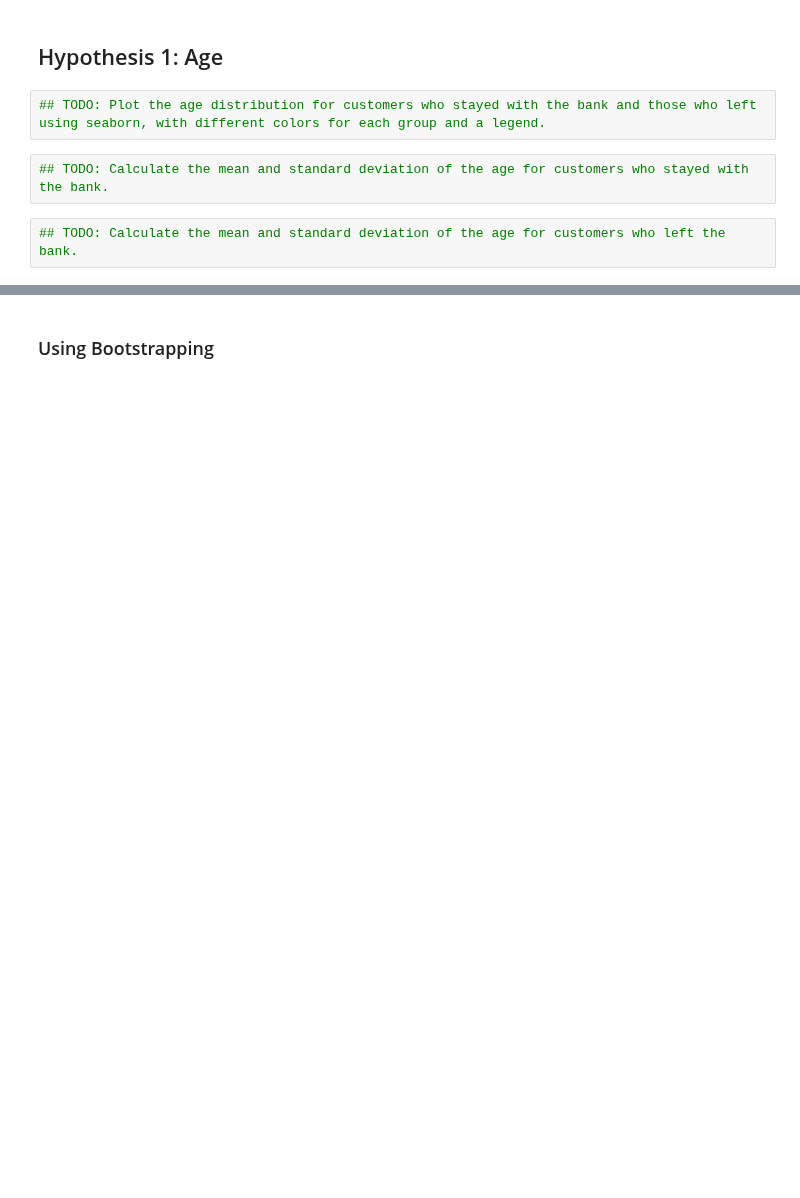
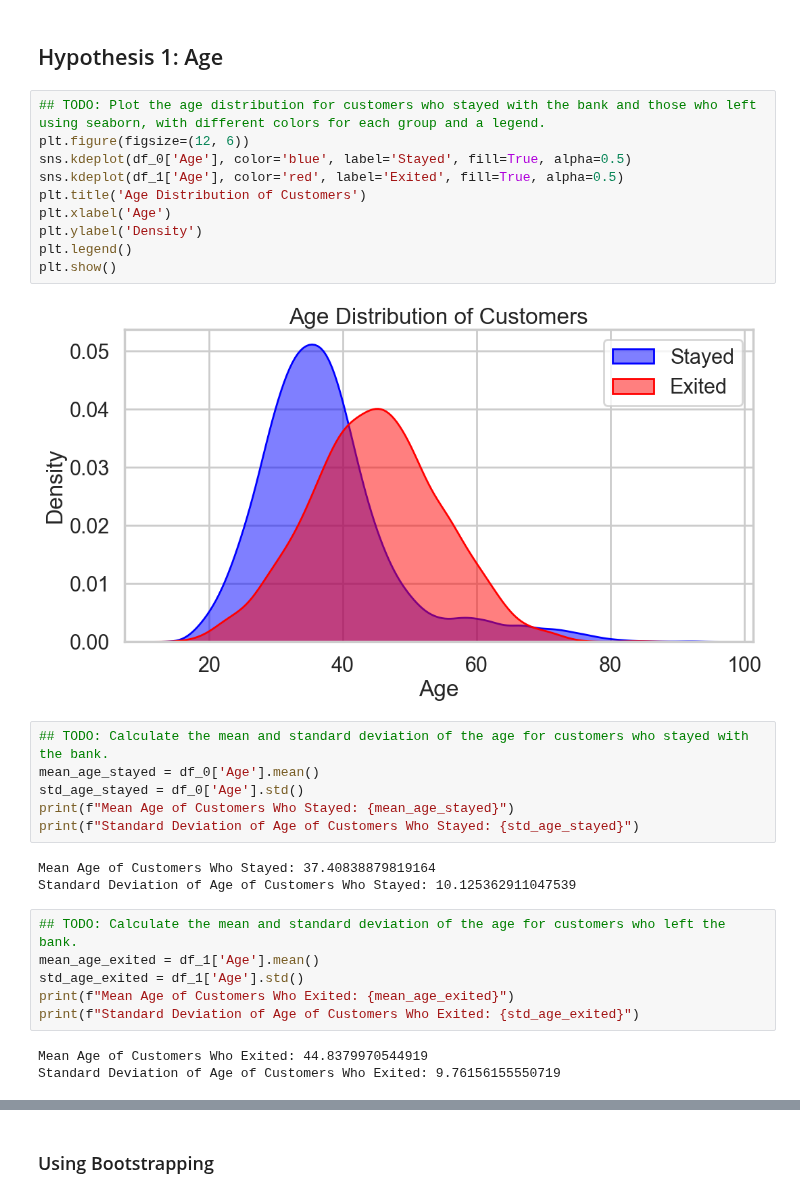
Before and after one commit to Jeynova/GenAI_Bootcamp, a Jupyter notebook: week4/day4/DailyChallenge/Copie_de_DailyChallenge_StatforML.ipynb, the cells around one changed output, grey strips where cells are left out. Cells and saved outputs as stored; diff of their text form; blank space fills up the shorter version.

```diff
--- a/week4/day4/DailyChallenge/Copie_de_DailyChallenge_StatforML.ipynb
+++ b/week4/day4/DailyChallenge/Copie_de_DailyChallenge_StatforML.ipynb
@@ -48,9 +57,33 @@ df_0.shape, df_1.shape
 ## Hypothesis 1: Age
 # %%
 ## TODO: Plot the age distribution for customers who stayed with the bank and those who left using seaborn, with different colors for each group and a legend.
+plt.figure(figsize=(12, 6))
+sns.kdeplot(df_0['Age'], color='blue', label='Stayed', fill=True, alpha=0.5)
+sns.kdeplot(df_1['Age'], color='red', label='Exited', fill=True, alpha=0.5)
+plt.title('Age Distribution of Customers')
+plt.xlabel('Age')
+plt.ylabel('Density')
+plt.legend()
+plt.show()
+# %% [output]
+[figure, added]
 # %%
 ## TODO: Calculate the mean and standard deviation of the age for customers who stayed with the bank.
+mean_age_stayed = df_0['Age'].mean()
+std_age_stayed = df_0['Age'].std()
+print(f"Mean Age of Customers Who Stayed: {mean_age_stayed}")
+print(f"Standard Deviation of Age of Customers Who Stayed: {std_age_stayed}")
+# %% [output]
+Mean Age of Customers Who Stayed: 37.40838879819164
+Standard Deviation of Age of Customers Who Stayed: 10.125362911047539
 # %%
 ## TODO: Calculate the mean and standard deviation of the age for customers who left the bank.
+mean_age_exited = df_1['Age'].mean()
+std_age_exited = df_1['Age'].std()
+print(f"Mean Age of Customers Who Exited: {mean_age_exited}")
+print(f"Standard Deviation of Age of Customers Who Exited: {std_age_exited}")
+# %% [output]
+Mean Age of Customers Who Exited: 44.8379970544919
+Standard Deviation of Age of Customers Who Exited: 9.76156155550719
 # %%
 ## TODO: Perform a t-test to compare the ages of customers who stayed and left the bank.
```
Also changed, not shown: parts of 33 cells of this notebook.
